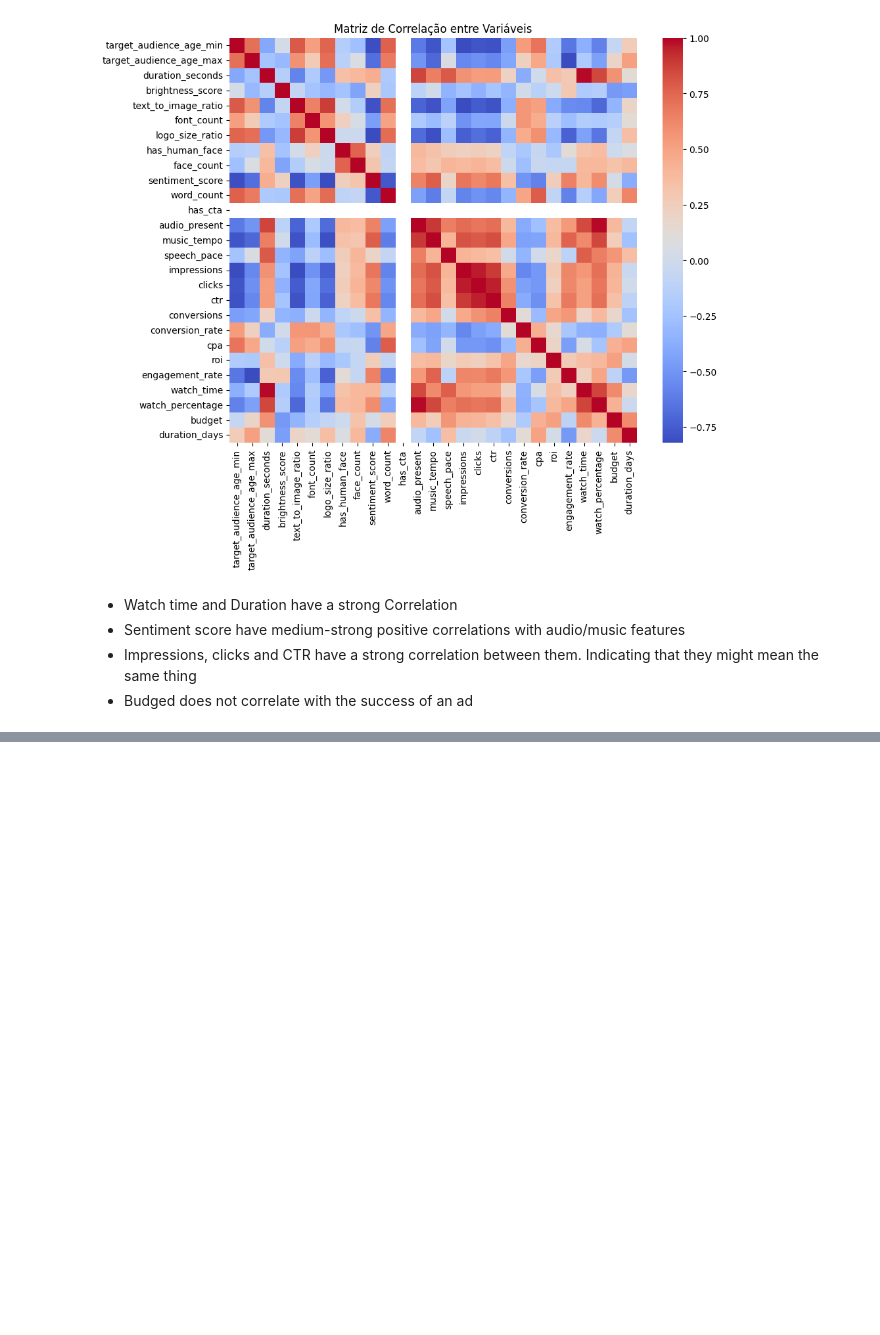
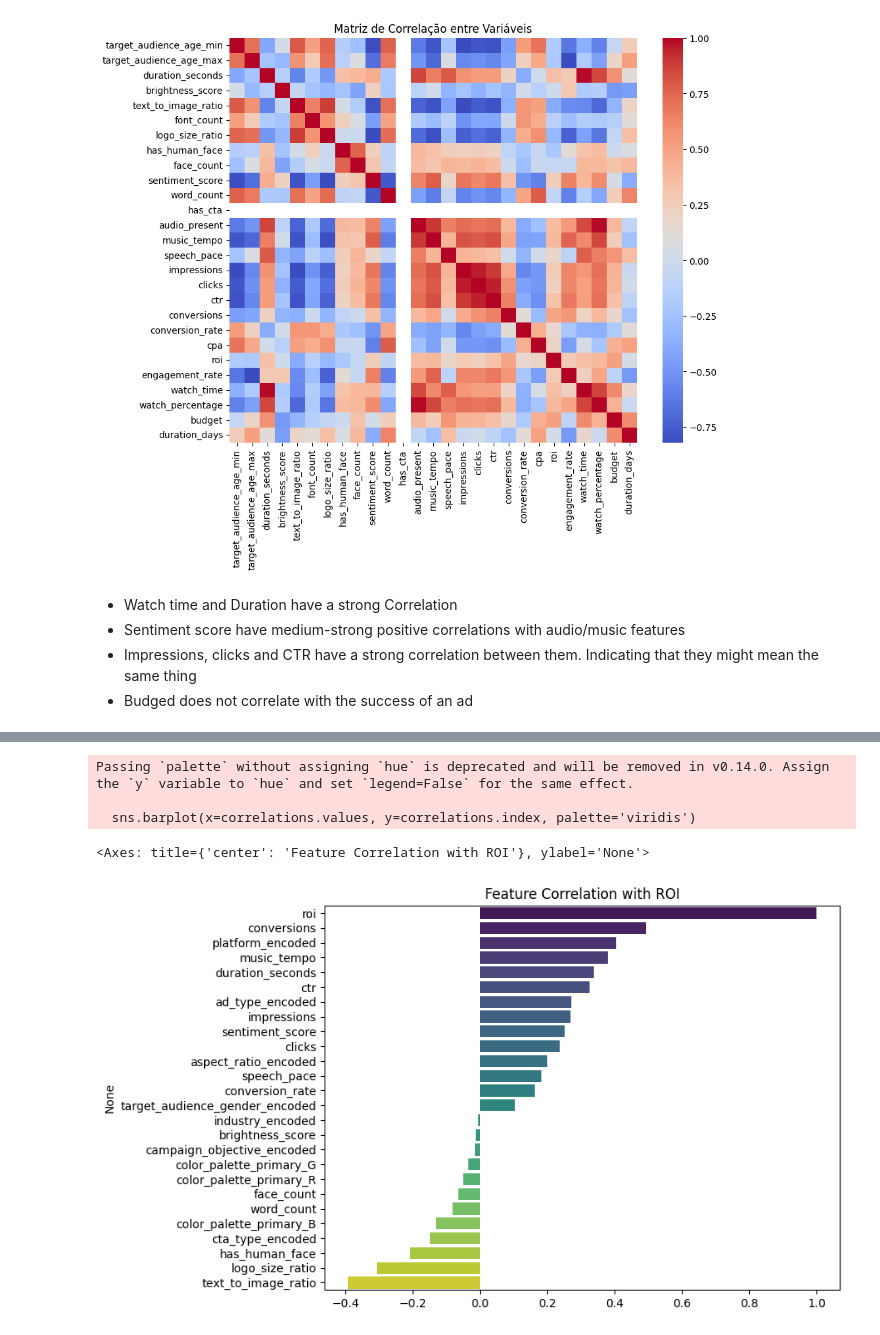
Before and after one commit to jonasgabriel18/millai-take-home-challenge, a Jupyter notebook: data/data-eda.ipynb, the cells around one changed output, grey strips where cells are left out. Saved outputs shown, nothing was run; the diff lists cells and outputs as text; code cells hidden in the pictures; blank space fills up the shorter version.

```diff
--- a/data/data-eda.ipynb
+++ b/data/data-eda.ipynb
@@ -402,0 +427,4 @@ plt.show()
+# %%
+df_features['color_palette_primary_R'] = rgb_values[0]
+df_features['color_palette_primary_G'] = rgb_values[1]
+df_features['color_palette_primary_B'] = rgb_values[2]
@@ -402,0 +451,13 @@ plt.show()
+# %%
+df_features.drop(columns=['color_palette_primary'], inplace=True)
+# %%
+categorial_columns = df_features.select_dtypes(include=['object']).columns.tolist()
+
+label_encoders = {}
+for col in categorial_columns:
+    le = LabelEncoder()
+    df_features[col + '_encoded'] = le.fit_transform(df_features[col])
+    label_encoders[col] = le
+
+df_features.drop(columns=categorial_columns, inplace=True)
+df_features.head()
@@ -402,0 +472,3 @@ plt.show()
+# %%
+df_features['has_human_face'] = df_features['has_human_face'].astype(int)
+# df_features['has_cta'] = df_features['has_cta'].astype(int)
@@ -402,0 +495,13 @@ plt.show()
+# %%
+# target_columns = ['impressions', 'clicks', 'ctr', 'conversions', 'conversion_rate']
+
+correlations = df_features.corr()['roi'].sort_values(ascending=False)
+plt.figure(figsize=(8, 6))
+plt.title(f'Feature Correlation with ROI')
+sns.barplot(x=correlations.values, y=correlations.index, palette='viridis')
+# %% [output]
+Passing `palette` without assigning `hue` is deprecated and will be removed in v0.14.0. Assign the `y` variable to `hue` and set `legend=False` for the same effect.
+
+  sns.barplot(x=correlations.values, y=correlations.index, palette='viridis')
+<Axes: title={'center': 'Feature Correlation with ROI'}, ylabel='None'>
+[figure, added]
```
Also changed, not shown: parts of 18 cells of this notebook, 2 other files.
